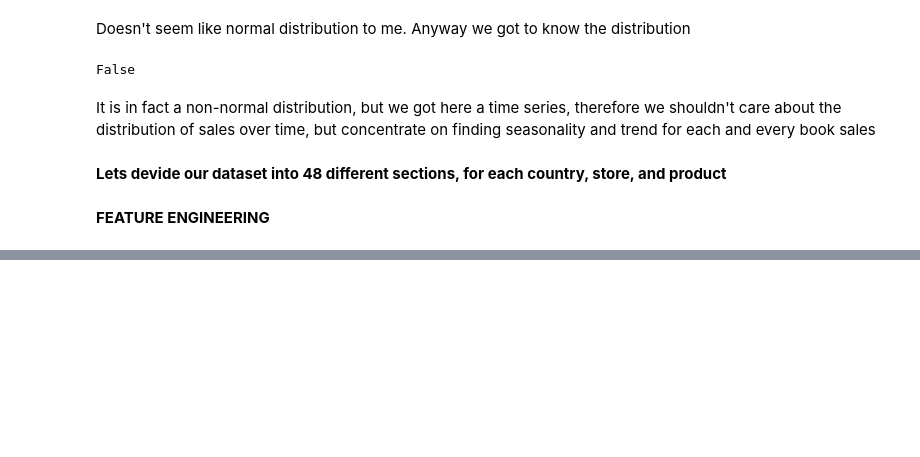
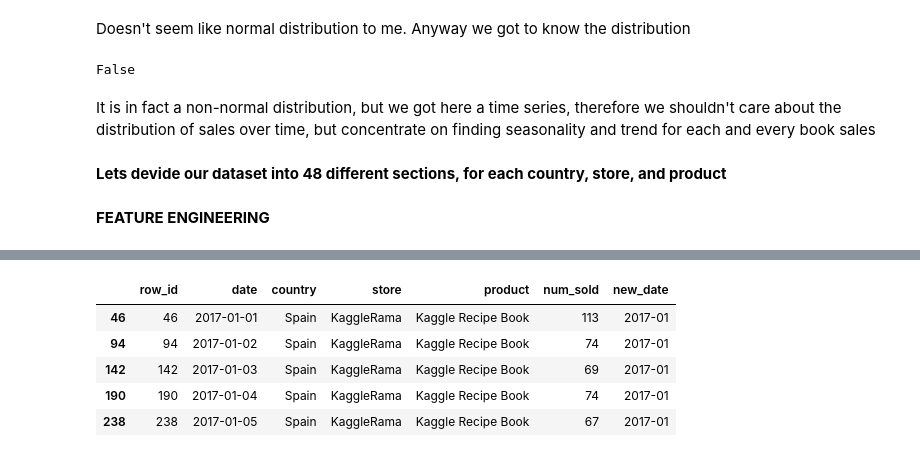
Before and after one commit to Serueja/kaggle-comps, a Jupyter notebook: tabular_playground_series/t_p_s_init.ipynb, the cells around one changed output, grey strips where cells are left out. Drawn from its saved outputs; the diff is of its cells as text; code cells hidden in the pictures; blank space fills up the shorter version.

```diff
--- a/tabular_playground_series/t_p_s_init.ipynb
+++ b/tabular_playground_series/t_p_s_init.ipynb
@@ -240,0 +324,9 @@ It is in fact a non-normal distribution, but we got here a time series, therefor
+# %%
+X_train[46].head()
+# %% [output]
+|  | row_id | date | country | store | product | num_sold | new_date |
+| 46 | 46 | 2017-01-01 | Spain | KaggleRama | Kaggle Recipe Book | 113 | 2017-01 |
+| 94 | 94 | 2017-01-02 | Spain | KaggleRama | Kaggle Recipe Book | 74 | 2017-01 |
+| 142 | 142 | 2017-01-03 | Spain | KaggleRama | Kaggle Recipe Book | 69 | 2017-01 |
+| 190 | 190 | 2017-01-04 | Spain | KaggleRama | Kaggle Recipe Book | 74 | 2017-01 |
+| 238 | 238 | 2017-01-05 | Spain | KaggleRama | Kaggle Recipe Book | 67 | 2017-01 |
```
Also changed, not shown: parts of 7 cells of this notebook.
